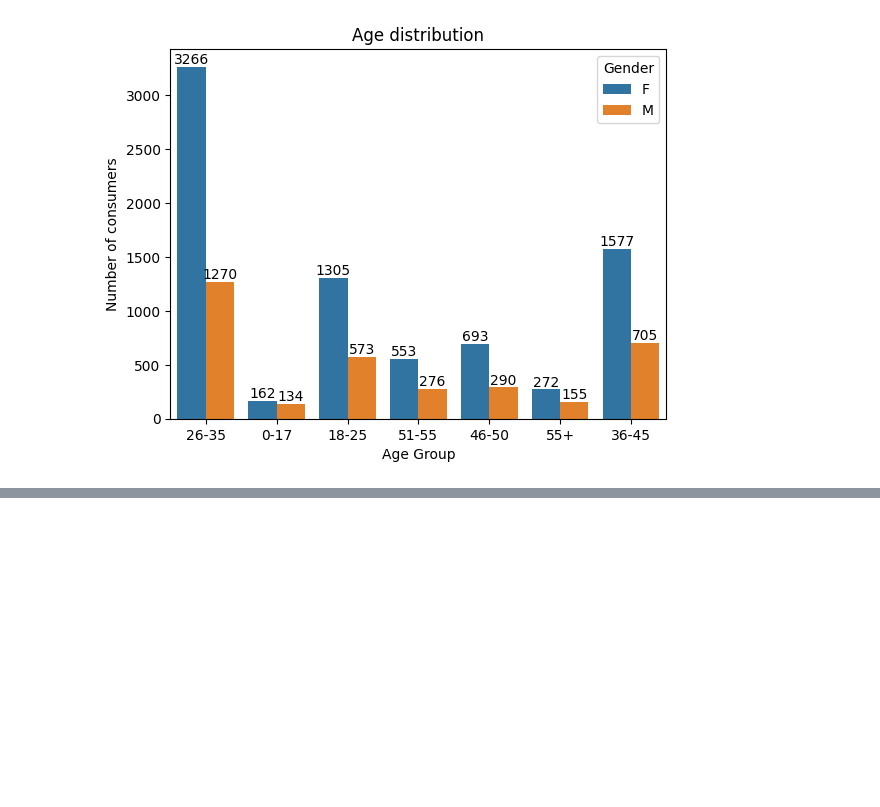
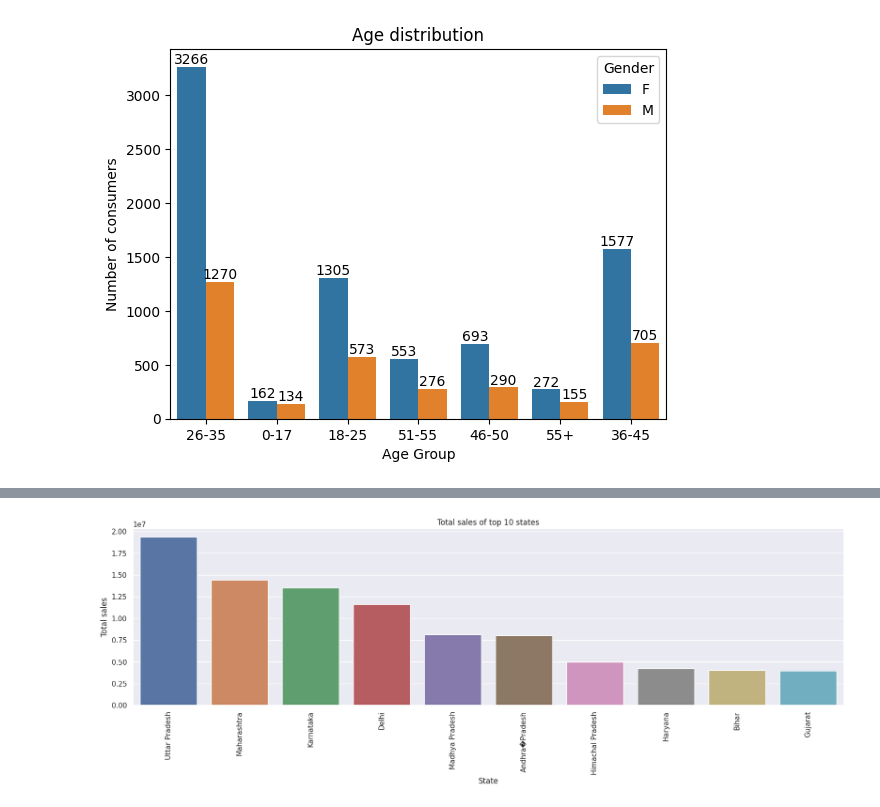
Before and after one commit to sachikamat/Sales-Analysis, a Jupyter notebook: Sales Analysis.ipynb, the cells around one changed output, grey strips where cells are left out. Cells and saved outputs as stored; diff of their text form; code cells hidden in the pictures; blank space fills up the shorter version.

```diff
--- a/Sales Analysis.ipynb
+++ b/Sales Analysis.ipynb
@@ -330,0 +345,11 @@ sns.barplot(x = sales_age.index, y = sales_age.values)
+# %%
+# Total amount of sales from top 10 states
+sales_amt_state = df.groupby('State')['Amount'].sum().sort_values(ascending=False).head(10)
+sns.set(rc={'figure.figsize':(20,5)}) #Set graph size
+sns.barplot(x = sales_amt_state.index, y = sales_amt_state.values)
+plt.ylabel('Total sales')
+plt.title('Total sales of top 10 states')
+plt.xticks(rotation=90)
+plt.show()
+# %% [output]
+[figure, added]
```
Also changed, not shown: parts of 20 cells of this notebook.
